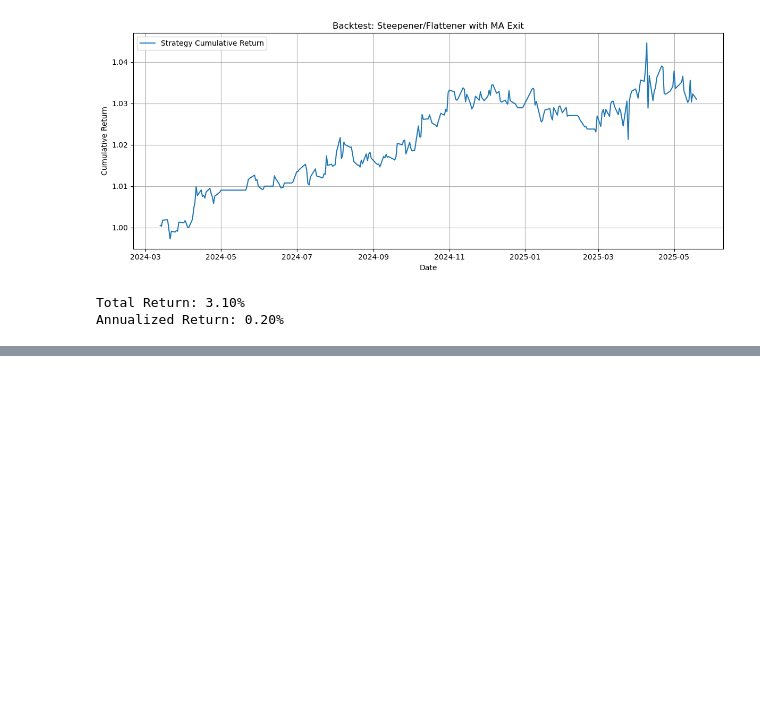
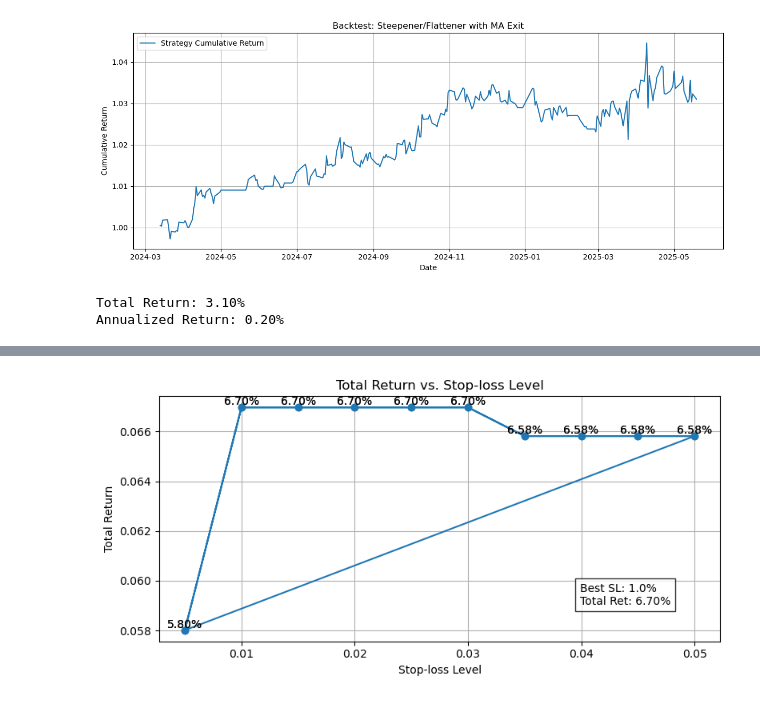
Before and after one commit to tenofovir/stock_analysis_tool, a Jupyter notebook: Quant.ipynb, the cells around one changed output, grey strips where cells are left out. Drawn from its saved outputs; the diff is of its cells as text; code cells hidden in the pictures; blank space fills up the shorter version.

```diff
--- a/Quant.ipynb
+++ b/Quant.ipynb
@@ -850,0 +1170,93 @@ print(f"Annualized Return: {annual:.2%}")
+# %%
+def analyze_trades(bt: pd.DataFrame) -> (float, float):
+    """
+    统计每笔交易的收益率，支持在期末强制平仓以计算最后一笔交易。
+    返回 (win_rate, pl_ratio)
+    """
+    trades = []
+    pos = 0
+    entry_idx = None
+
+    for idx, row in bt.iterrows():
+        if pos == 0 and row['Position'] != 0:
+            pos = row['Position']
+            entry_idx = idx
+        elif pos != 0 and row['Position'] == 0:
+            entry_val = bt.at[entry_idx, 'Cumulative']
+            exit_val = bt.at[idx, 'Cumulative']
+            trades.append(exit_val / entry_val - 1)
+            pos = 0
+            entry_idx = None
+
+    # 期末强制平仓
+    if pos != 0 and entry_idx is not None:
+        entry_val = bt.at[entry_idx, 'Cumulative']
+        exit_val = bt['Cumulative'].iloc[-1]
+        trades.append(exit_val / entry_val - 1)
+
+    wins   = [t for t in trades if t > 0]
+    losses = [t for t in trades if t <= 0]
+
+    win_rate = len(wins) / len(trades) if trades else np.nan
+    if wins and losses:
+        pl_ratio = np.mean(wins) / -np.mean(losses)
+    elif wins:
+        pl_ratio = np.inf
+    elif losses:
+        pl_ratio = 0.0
+    else:
+        pl_ratio = np.nan
+
+    return win_rate, pl_ratio
+
+# 6. 主流程：参数扫描、回测、可视化
+if __name__ == "__main__":
+    # 读取信号与价格
+    # 拉信号和价格
+    start, end = '2024-09-01', '2025-05-20'
+    symbols   = {'Short':'236a.jp', 'Long':'2561.jp'}
+    durations = {'Short':8.2, 'Long':10.85}
+
+    # 拉信号和价格
+    signals = fetch_jgb_yields(start, end, window=30)
+    prices  = fetch_etf_prices(symbols, start.replace('-',''), end.replace('-',''))
+    for sl in np.arange(0.005, 0.051, 0.005):
+        # 用 strat4，这里需要把 strat4 包装成 position_fn
+        position_fn = lambda s,p,sl=sl: strat4(s, p, durations, stop_loss=sl)
+        bt = run_backtest(signals, prices, durations, position_fn)
+
+        # 计算指标
+        total_ret = bt['Cumulative'].iloc[-1] - 1
+        mdd       = max_drawdown(bt['Cumulative'])
+        win_rate, pl_ratio = analyze_trades(bt)
+
+        results.append({
+            'stop_loss':   sl,
+            'total_return':total_ret,
+            'max_drawdown':mdd,
+            'win_rate':    win_rate,
+            'pl_ratio':    pl_ratio
+        })
+
+    res_df = pd.DataFrame(results)
+    # 止损扫描或单次回测
+ # 7. 绘图：Total Return vs Stop-loss Level
+    plt.figure(figsize=(8, 4))
+    plt.plot(res_df['stop_loss'], res_df['total_return'], marker='o', linestyle='-')
+    for sl, tr in zip(res_df['stop_loss'], res_df['total_return']):
+        plt.text(sl, tr, f"{tr:.2%}", ha='center', va='bottom')
+
+    best = res_df.loc[res_df['total_return'].idxmax()]
+    plt.text(0.75, 0.15,
+             f"Best SL: {best.stop_loss:.1%}\nTotal Ret: {best.total_return:.2%}",
+             transform=plt.gca().transAxes,
+             bbox=dict(facecolor='white', alpha=0.8, edgecolor='black'))
+
+    plt.title('Total Return vs. Stop-loss Level')
+    plt.xlabel('Stop-loss Level')
+    plt.ylabel('Total Return')
+    plt.grid(True)
+    plt.tight_layout()
+    plt.show()
+# %% [output]
+[figure, added]
```
Also changed, not shown: parts of 6 cells of this notebook.
